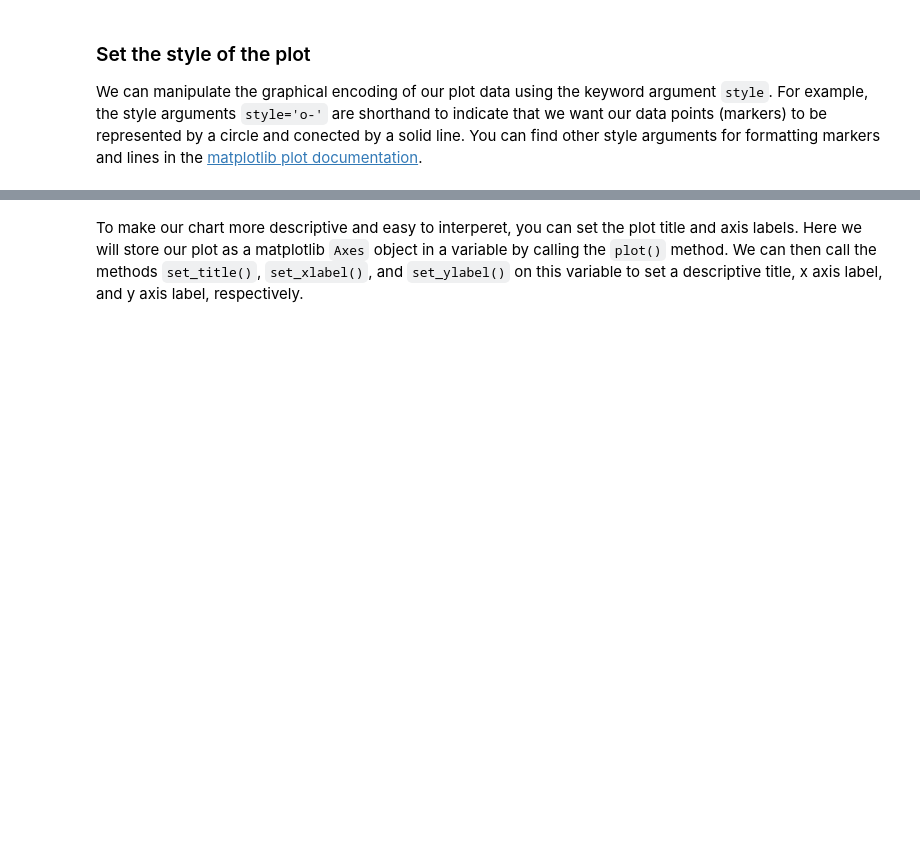
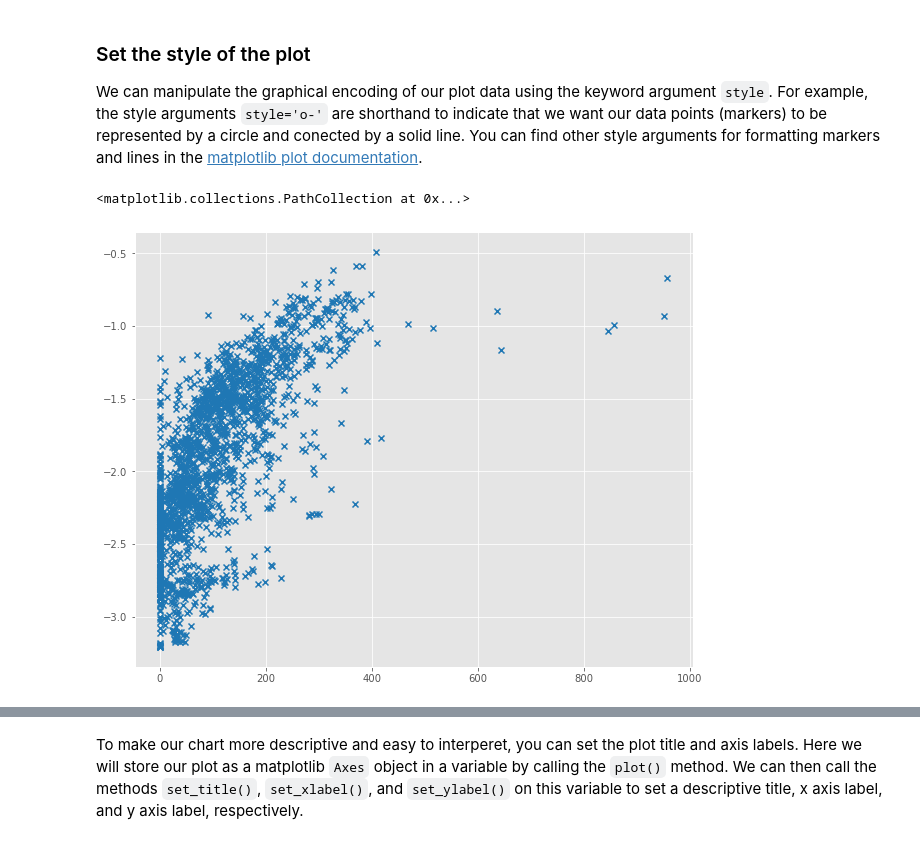
Before and after one commit to NCSU-Libraries/data-viz-instruction, a Jupyter notebook: MI_REU_2021/Workshop_3_Cleaning_Manipulating_and_Exploring_Data_with_Pandas.ipynb, the cells around one changed output, grey strips where cells are left out. Saved outputs shown, nothing was run; the diff lists cells and outputs as text; code cells hidden in the pictures; blank space fills up the shorter version.

```diff
--- a/MI_REU_2021/Workshop_3_Cleaning_Manipulating_and_Exploring_Data_with_Pandas.ipynb
+++ b/MI_REU_2021/Workshop_3_Cleaning_Manipulating_and_Exploring_Data_with_Pandas.ipynb
@@ -446,4 +435,7 @@ We can manipulate the graphical encoding of our plot data using the keyword argu
 # %%
 # Plot the total strikes per year using a solid line connecting data points and
 # a solid circle representing a data point
-by_year.plot(kind='line', style='o-')
+plt.scatter(x, y, c='#1f77b4', marker="x")
+# %% [output]
+<matplotlib.collections.PathCollection at 0x...>
+[figure, added]
```
Also changed, not shown: parts of 16 cells of this notebook.
